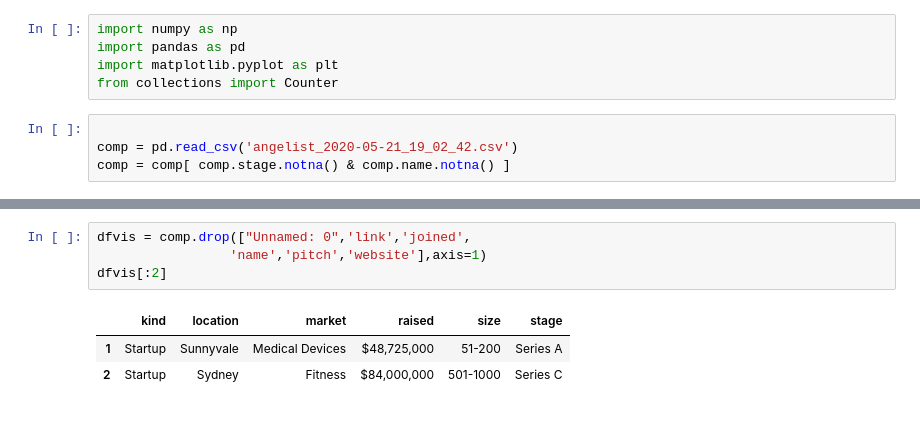
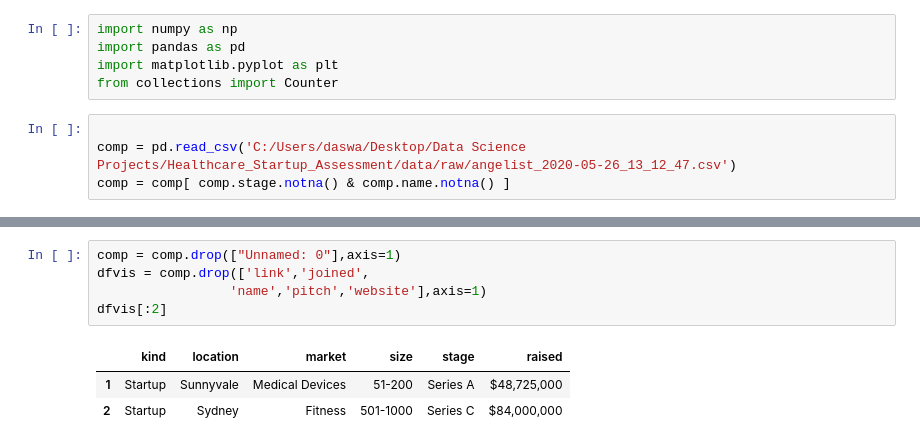
Before and after one commit to Sagar401/Startup_Assessment_using_ML, a Jupyter notebook: notebooks/Angelist_data_scraping.ipynb, the cells around one changed output, grey strips where cells are left out. Saved outputs shown, nothing was run; the diff lists cells and outputs as text.

```diff
--- a/notebooks/Angelist_data_scraping.ipynb
+++ b/notebooks/Angelist_data_scraping.ipynb
@@ -226,7 +221,7 @@ import matplotlib.pyplot as plt
 from collections import Counter
 # %%
 
-comp = pd.read_csv('angelist_2020-05-21_19_02_42.csv')
+comp = pd.read_csv('C:/Users/daswa/Desktop/Data Science Projects/Healthcare_Startup_Assessment/data/raw/angelist_2020-05-26_13_12_47.csv')
 comp = comp[ comp.stage.notna() & comp.name.notna() ]
 # %%
 comp.head()
@@ -240,11 +235,12 @@ comp.head()
 # %%
-dfvis = comp.drop(["Unnamed: 0",'link','joined',
+comp = comp.drop(["Unnamed: 0"],axis=1)
+dfvis = comp.drop(['link','joined',
                  'name','pitch','website'],axis=1)
 dfvis[:2]
 # %% [output]
-|  | kind | location | market | raised | size | stage |
-| 1 | Startup | Sunnyvale | Medical Devices | $48,725,000 | 51-200 | Series A |
-| 2 | Startup | Sydney | Fitness | $84,000,000 | 501-1000 | Series C |
+|  | kind | location | market | size | stage | raised |
+| 1 | Startup | Sunnyvale | Medical Devices | 51-200 | Series A | $48,725,000 |
+| 2 | Startup | Sydney | Fitness | 501-1000 | Series C | $84,000,000 |
 # %%
 comp['stage'].value_counts().plot(kind='bar')
 plt.title("Stage")
```
Also changed, not shown: parts of 27 cells of this notebook, 1 other file.
